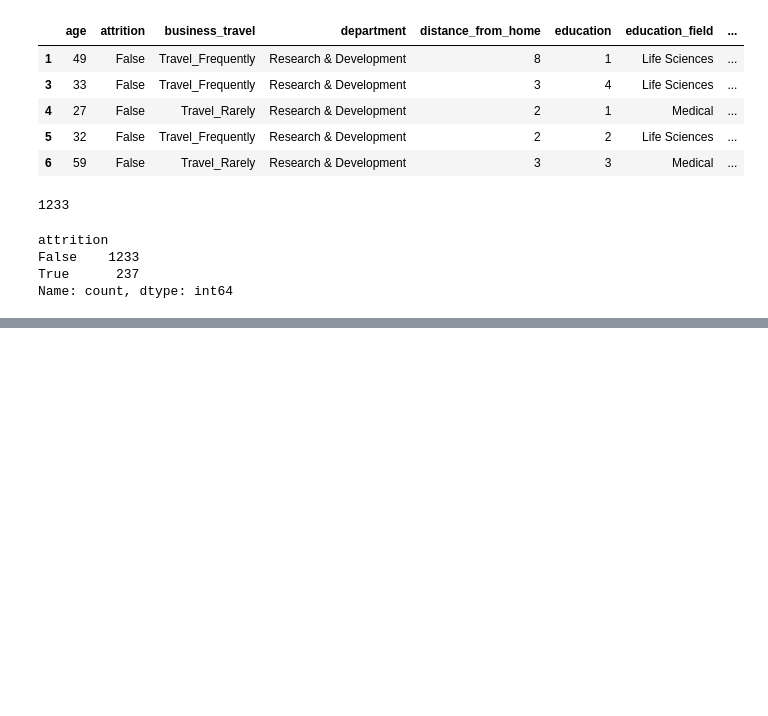
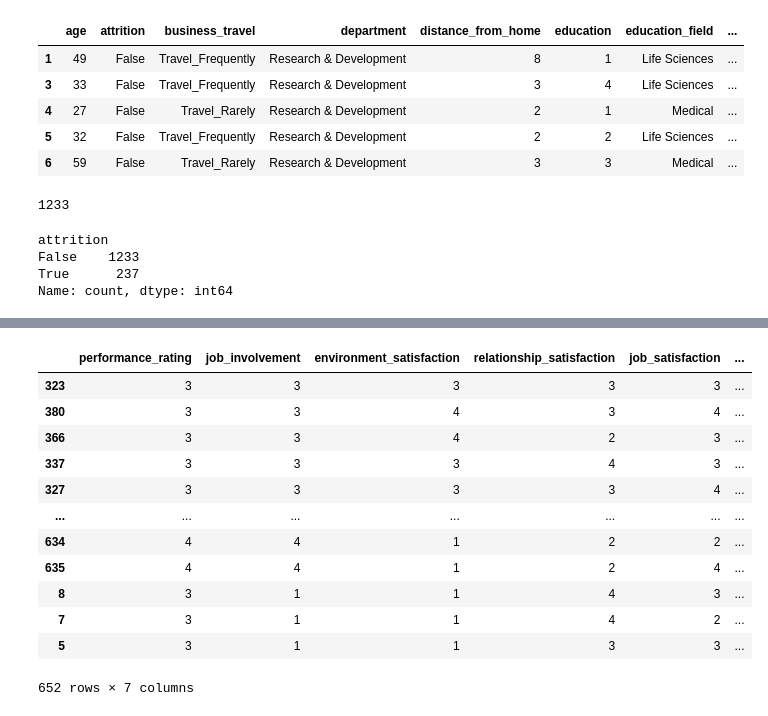
Before and after one commit to eva5ferrer/project-da-promo-63-modulo-3-team-1, a Jupyter notebook: fase1-2-EDA-transformacion.ipynb, the cells around one changed output, grey strips where cells are left out. Saved outputs shown, nothing was run; the diff lists cells and outputs as text; code cells hidden in the pictures; blank space fills up the shorter version.

```diff
--- a/fase1-2-EDA-transformacion.ipynb
+++ b/fase1-2-EDA-transformacion.ipynb
@@ -576,7 +576,7 @@ objeto_imputacion_simple = SimpleImputer(strategy="median")
 
 date_imputado = objeto_imputacion_simple.fit_transform(df_hr[['years_with_curr_manager']])
 
-df_hr["years_with_curr_manager"] = date_imputado
+df_hr["years_with_curr_manager"] = date_imputado.astype("int64")
 
 df_hr["years_with_curr_manager"].isnull().sum()
 # %% [output]
@@ -917,0 +938,18 @@ df_hr_attrition_no.to_csv("clean-data/df_hr_attrition_no.csv",index=False)
+# %%
+df_hr.groupby(
+    ["performance_rating", "job_involvement", "environment_satisfaction", "relationship_satisfaction", "job_satisfaction", "work_life_balance"]
+).size().reset_index(name="num_personas").sort_values(by="num_personas", ascending=False)
+# %% [output]
+|  | performance_rating | job_involvement | environment_satisfaction | relationship_satisfaction | job_satisfaction | ... |
+| 323 | 3 | 3 | 3 | 3 | 3 | ... |
+| 380 | 3 | 3 | 4 | 3 | 4 | ... |
+| 366 | 3 | 3 | 4 | 2 | 3 | ... |
+| 337 | 3 | 3 | 3 | 4 | 3 | ... |
+| 327 | 3 | 3 | 3 | 3 | 4 | ... |
+| ... | ... | ... | ... | ... | ... | ... |
+| 634 | 4 | 4 | 1 | 2 | 2 | ... |
+| 635 | 4 | 4 | 1 | 2 | 4 | ... |
+| 8 | 3 | 1 | 1 | 4 | 3 | ... |
+| 7 | 3 | 1 | 1 | 4 | 2 | ... |
+| 5 | 3 | 1 | 1 | 3 | 3 | ... |
+652 rows × 7 columns
```
Also changed, not shown: parts of 6 cells of this notebook, 5 other files.
